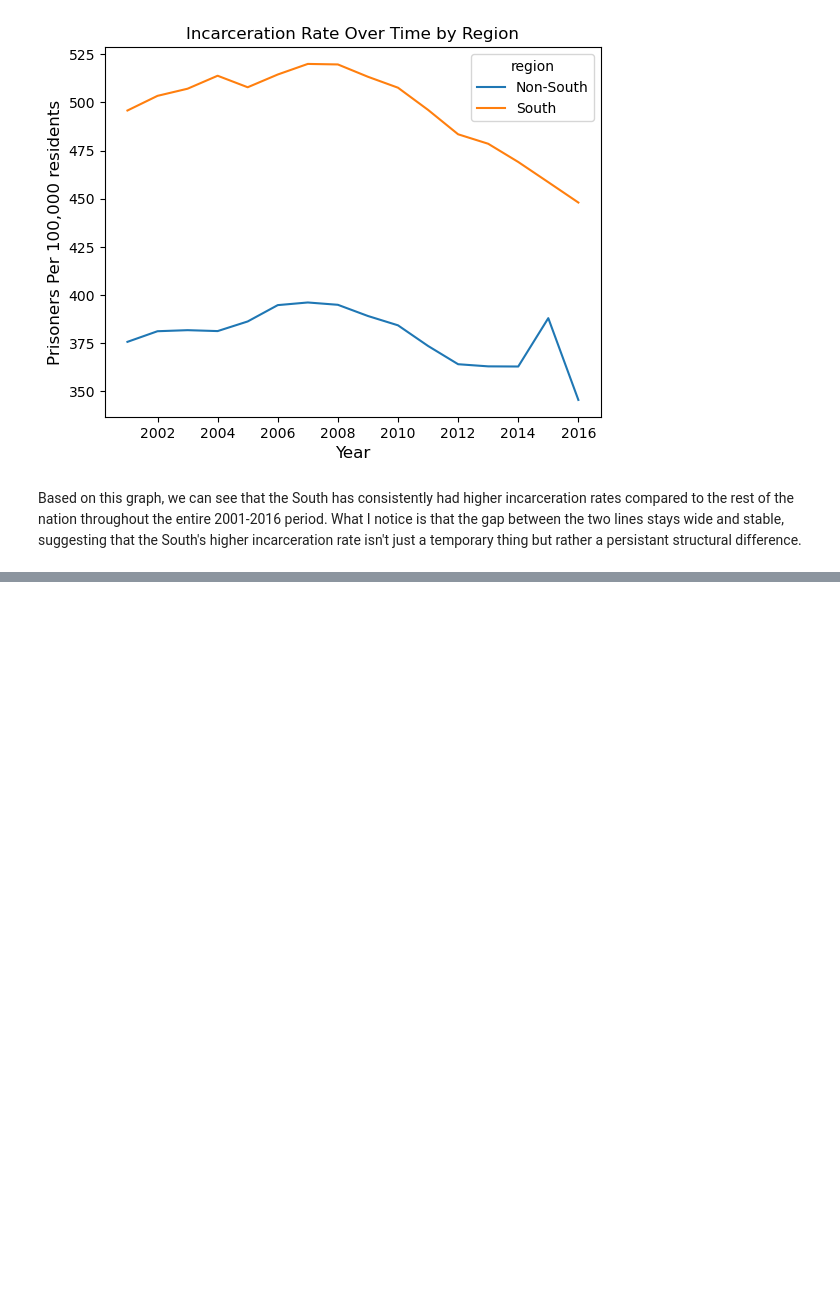
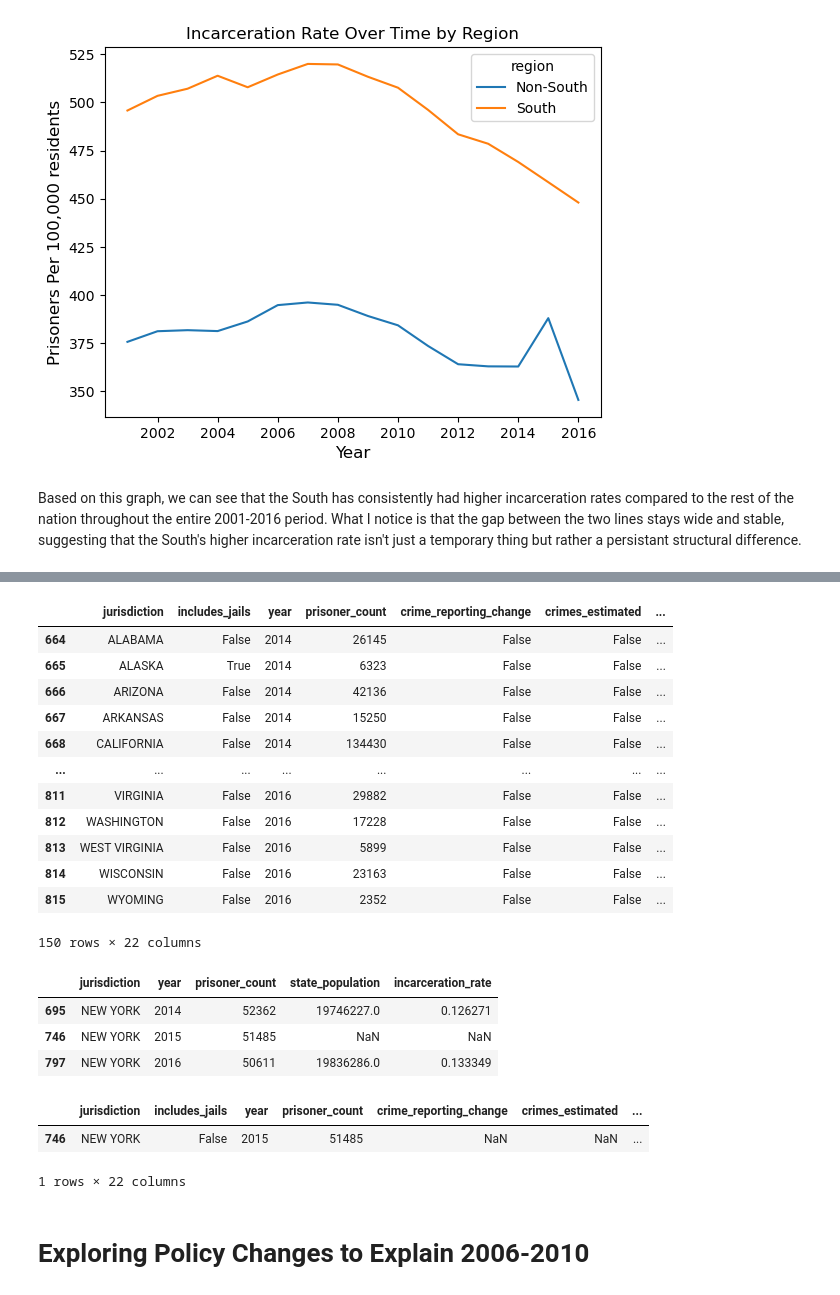
Before and after one commit to stephaniebatres/digital_methods_sb, a Jupyter notebook: mvp.ipynb, the cells around one changed output, grey strips where cells are left out. Cells and saved outputs as stored; diff of their text form; code cells hidden in the pictures; blank space fills up the shorter version.

```diff
--- a/mvp.ipynb
+++ b/mvp.ipynb
@@ -117,0 +124,35 @@ While looking at the second graph, I see that there are some patterns that I thi
+# %%
+crime['state_pct_change'] = crime.groupby('jurisdiction')['incarceration_rate'].pct_change()
+
+crime[crime['year'].between(2014, 2016)]
+# %% [output]
+|  | jurisdiction | includes_jails | year | prisoner_count | crime_reporting_change | crimes_estimated | ... |
+| 664 | ALABAMA | False | 2014 | 26145 | False | False | ... |
+| 665 | ALASKA | True | 2014 | 6323 | False | False | ... |
+| 666 | ARIZONA | False | 2014 | 42136 | False | False | ... |
+| 667 | ARKANSAS | False | 2014 | 15250 | False | False | ... |
+| 668 | CALIFORNIA | False | 2014 | 134430 | False | False | ... |
+| ... | ... | ... | ... | ... | ... | ... | ... |
+| 811 | VIRGINIA | False | 2016 | 29882 | False | False | ... |
+| 812 | WASHINGTON | False | 2016 | 17228 | False | False | ... |
+| 813 | WEST VIRGINIA | False | 2016 | 5899 | False | False | ... |
+| 814 | WISCONSIN | False | 2016 | 23163 | False | False | ... |
+| 815 | WYOMING | False | 2016 | 2352 | False | False | ... |
+150 rows × 22 columns
+# %%
+crime[(crime['jurisdiction'] == 'NEW YORK') & (crime['year'].isin([2014, 2015, 2016]))][
+    ['jurisdiction', 'year', 'prisoner_count', 'state_population', 'incarceration_rate']
+]
+# %% [output]
+|  | jurisdiction | year | prisoner_count | state_population | incarceration_rate |
+| 695 | NEW YORK | 2014 | 52362 | 19746227.0 | 0.126271 |
+| 746 | NEW YORK | 2015 | 51485 | NaN | NaN |
+| 797 | NEW YORK | 2016 | 50611 | 19836286.0 | 0.133349 |
+# %%
+crime[(crime['jurisdiction'] == 'NEW YORK') & (crime['year'] == 2015)]
+# %% [output]
+|  | jurisdiction | includes_jails | year | prisoner_count | crime_reporting_change | crimes_estimated | ... |
+| 746 | NEW YORK | False | 2015 | 51485 | NaN | NaN | ... |
+1 rows × 22 columns
+# %% [markdown]
+# Exploring Policy Changes to Explain 2006-2010
```
Also changed, not shown: parts of 3 cells of this notebook.
